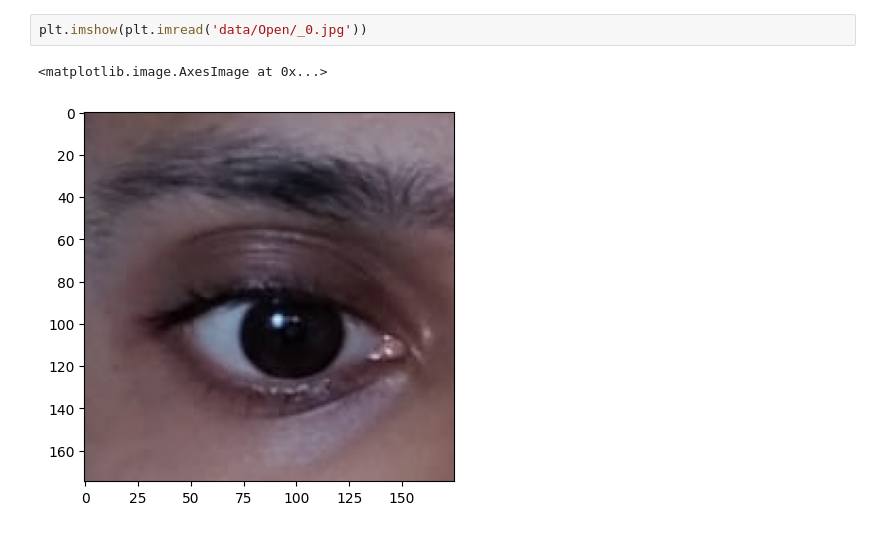
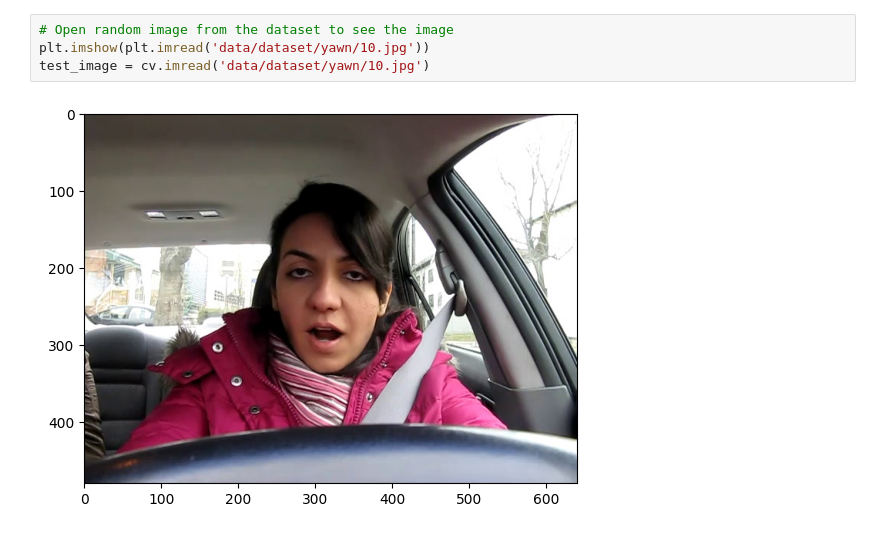
Before and after one commit to rasooly-dev/drowsiness-detection, a Jupyter notebook: main.ipynb, the cells around one changed output. Saved outputs shown, nothing was run; the diff lists cells and outputs as text.

Commit message:
Add Basic Data Manipulation code

```diff
--- a/main.ipynb
+++ b/main.ipynb
@@ -11,8 +12,9 @@ labels = os.listdir('data')
 labels
 # %% [output]
 ['Open', 'no_yawn', 'yawn', 'Closed']
-# %%
-plt.imshow(plt.imread('data/Open/_0.jpg'))
-# %% [output]
-<matplotlib.image.AxesImage at 0x...>
-[figure, removed]
+# %%
+# Open random image from the dataset to see the image
+plt.imshow(plt.imread('data/dataset/yawn/10.jpg'))
+test_image = cv.imread('data/dataset/yawn/10.jpg')
+# %% [output]
+[figure, added]
```
Also changed, not shown: parts of 7 cells of this notebook.
